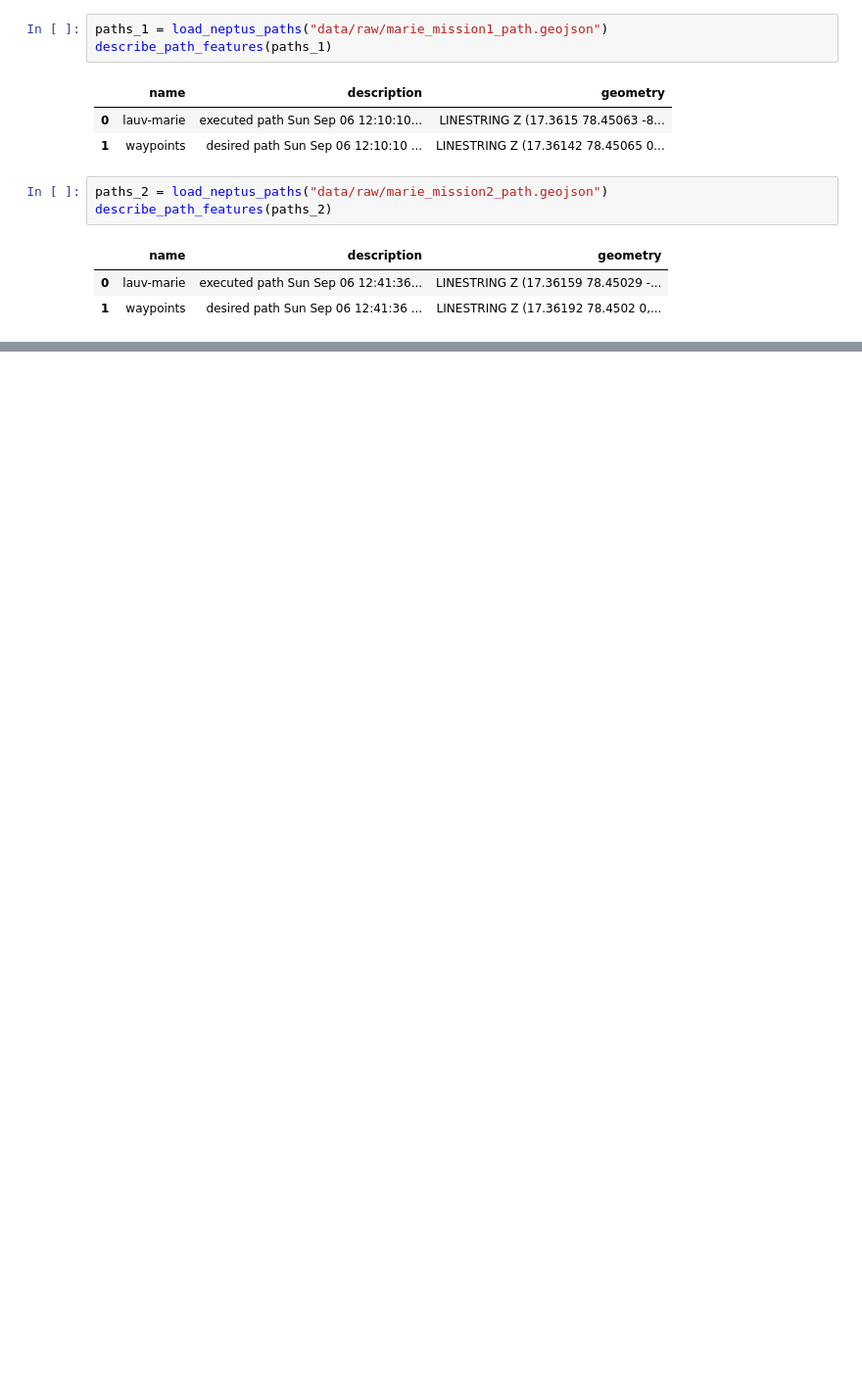
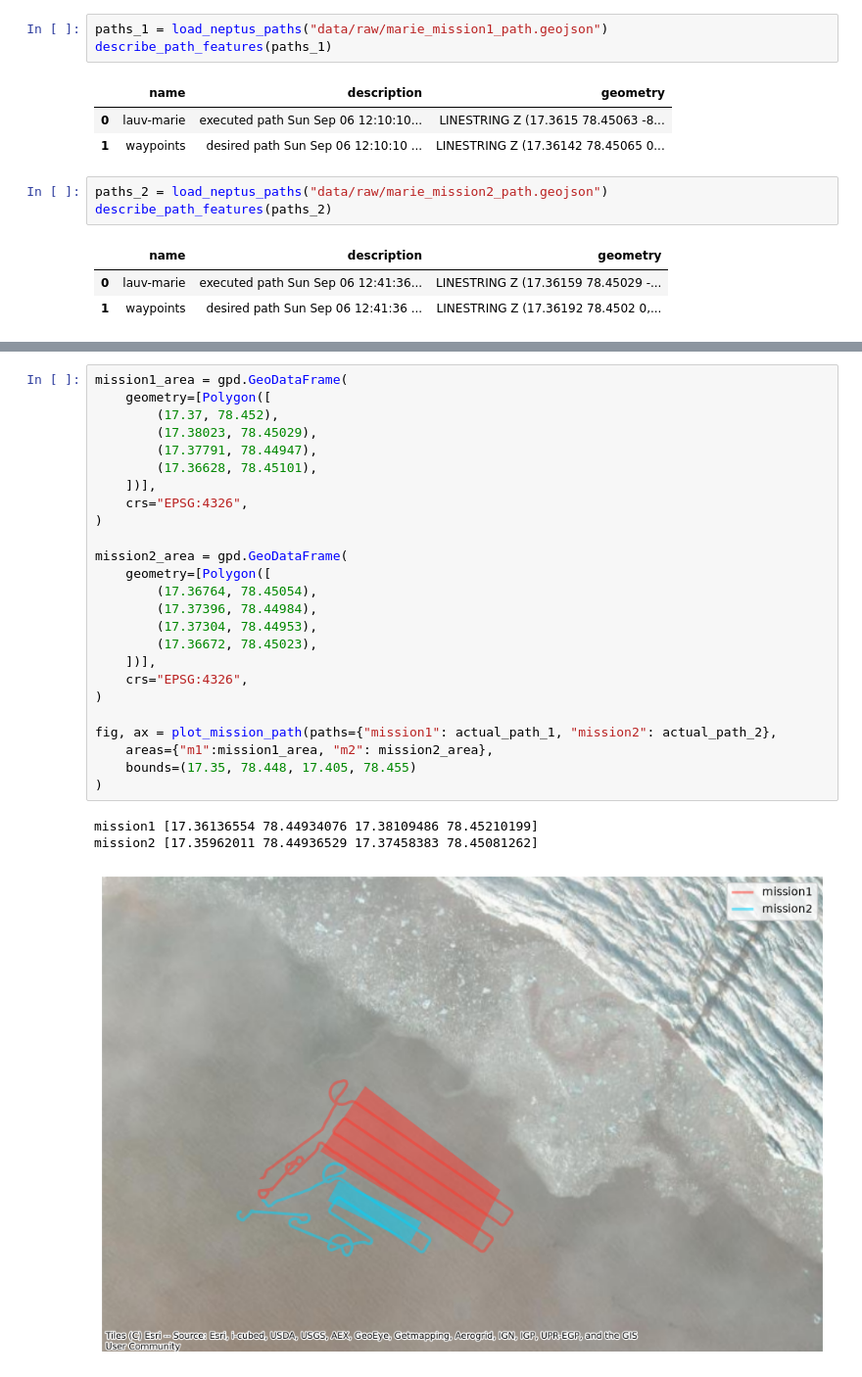
Before and after one commit to minimops/AT334_fieldwork_data_analysis, a Jupyter notebook: path_marie.ipynb, the cells around one changed output, grey strips where cells are left out. Shown at 98% size. Saved outputs shown, nothing was run; the diff lists cells and outputs as text; blank space fills up the shorter version.

```diff
--- a/path_marie.ipynb
+++ b/path_marie.ipynb
@@ -54,0 +66,29 @@ mission2 [17.35962011 78.44936529 17.37458383 78.45081262]
+# %%
+mission1_area = gpd.GeoDataFrame(
+    geometry=[Polygon([
+        (17.37, 78.452),
+        (17.38023, 78.45029),
+        (17.37791, 78.44947),
+        (17.36628, 78.45101),
+    ])],
+    crs="EPSG:4326",
+)
+
+mission2_area = gpd.GeoDataFrame(
+    geometry=[Polygon([
+        (17.36764, 78.45054),
+        (17.37396, 78.44984),
+        (17.37304, 78.44953),
+        (17.36672, 78.45023),
+    ])],
+    crs="EPSG:4326",
+)
+
+fig, ax = plot_mission_path(paths={"mission1": actual_path_1, "mission2": actual_path_2},
+    areas={"m1":mission1_area, "m2": mission2_area},
+    bounds=(17.35, 78.448, 17.405, 78.455)
+)
+# %% [output]
+mission1 [17.36136554 78.44934076 17.38109486 78.45210199]
+mission2 [17.35962011 78.44936529 17.37458383 78.45081262]
+[figure, added]
```
Also changed, not shown: parts of 5 cells of this notebook, 3 other files.
